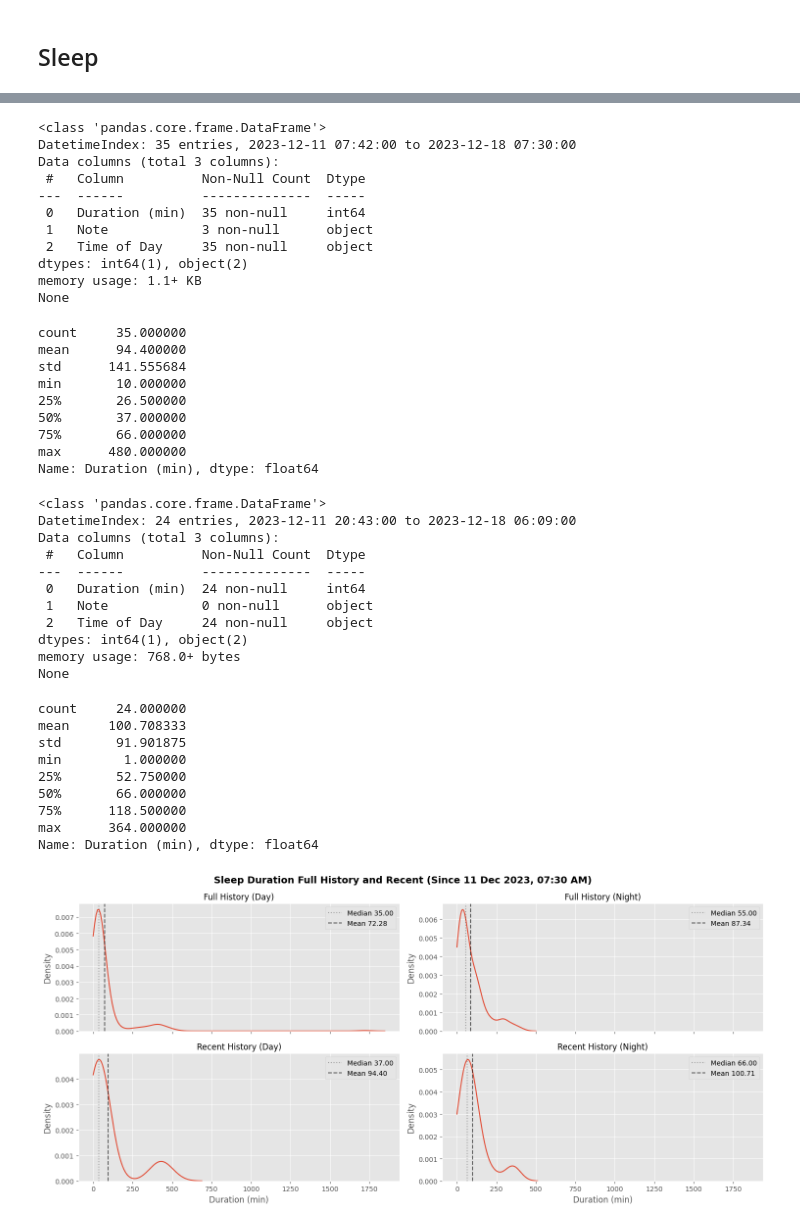
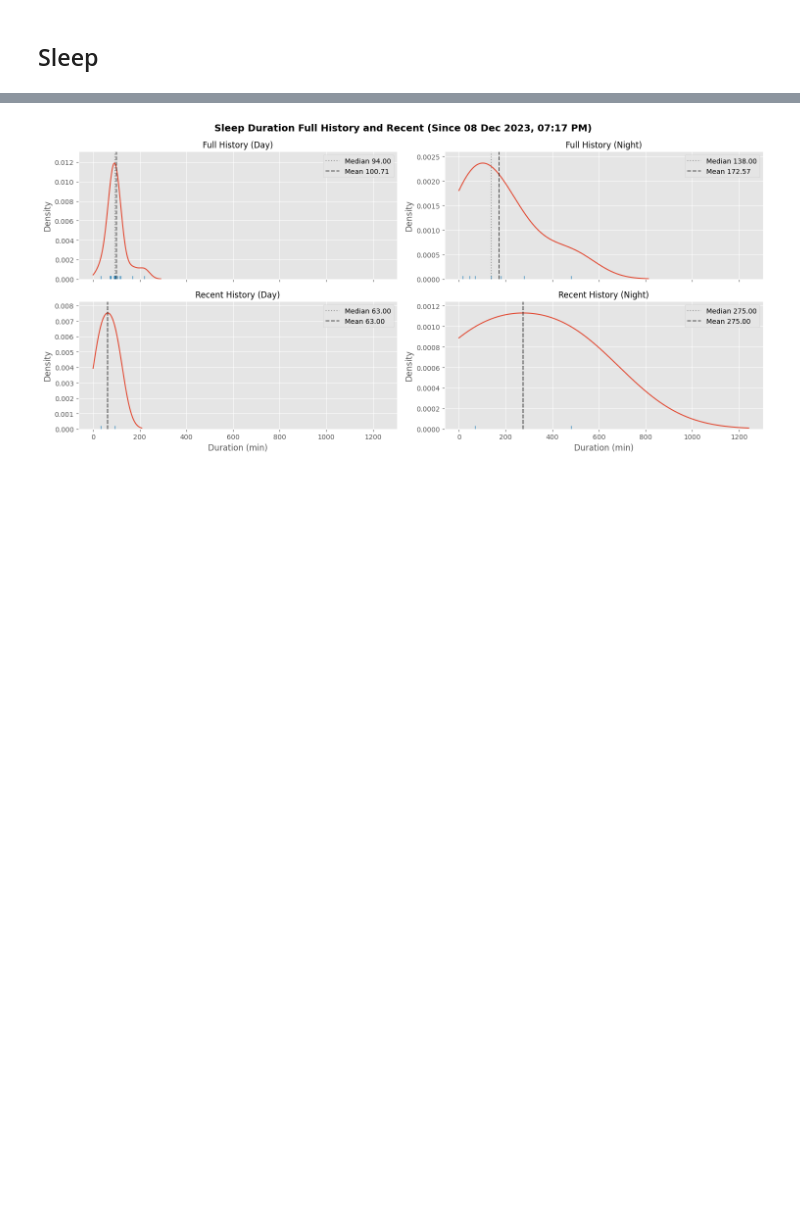
Before and after one commit to jgalloway42/andrews_baby_tracker, a Jupyter notebook: notebooks/andrews_data.ipynb, the cells around one changed output, grey strips where cells are left out. Drawn from its saved outputs; the diff is of its cells as text; code cells hidden in the pictures; blank space fills up the shorter version.

Commit message:
checking day night sleep, may not be tracking

```diff
--- a/notebooks/andrews_data.ipynb
+++ b/notebooks/andrews_data.ipynb
@@ -336,13 +336,21 @@ import locale
 locale.setlocale( locale.LC_ALL, 'en_US.UTF-8' )
 
 def time_of_day(hour):
-    if hour < 7 or hour > 19:
+    if hour < 6 or hour > 18:
         return 'night'
     else:
         return 'day'
+def clean_duration(x):
+    if x > 14*60: #10 hours
+        return np.nan
+    else:
+        return x
 
 sleep_df = get_data(files_dict['Andrew_sleep'])
 sleep_df['Duration (min)'] = sleep_df['Duration (min)'].apply(locale.atoi)
+sleep_df['Duration (min)'] = sleep_df['Duration (min)'].apply(clean_duration)
+sleep_df.dropna(inplace=True,axis=0)
+sleep_df['Duration (min)'] = sleep_df['Duration (min)'].astype(int)
 sleep_df['Time of Day'] = [time_of_day(x.hour) for x in sleep_df.index]
 sleep_df[~sleep_df.Note.isna()]
 # %% [output]
@@ -399,9 +395,9 @@ None
 # %%
 def plot_dist_with_mean_median(df,col,ax,title):
-    print(df.info())
     display(df.describe()[col])
     mean,median = df.describe()[col].loc[['mean','50%']].values
     ax = sns.kdeplot(df[col],clip=(0,np.inf),ax=ax)
+    ax = sns.rugplot(df[col],ax=ax)
     ax.axvline(median,color='k',linestyle='dotted',label=f'Median {median:0.2f}',alpha=0.3)
     ax.axvline(mean,color='k',linestyle='dashed',label=f'Mean {mean:0.2f}',alpha=0.6)
     ax.legend()
@@ -465,42 +457,2 @@ max      410.000000
 Name: Duration (min), dtype: float64
-<class 'pandas.core.frame.DataFrame'>
-DatetimeIndex: 35 entries, 2023-12-11 07:42:00 to 2023-12-18 07:30:00
-Data columns (total 3 columns):
- #   Column          Non-Null Count  Dtype
----  ------          --------------  -----
- 0   Duration (min)  35 non-null     int64
- 1   Note            3 non-null      object
- 2   Time of Day     35 non-null     object
-dtypes: int64(1), object(2)
-memory usage: 1.1+ KB
-None
-count     35.000000
-mean      94.400000
-std      141.555684
-min       10.000000
-25%       26.500000
-50%       37.000000
-75%       66.000000
-max      480.000000
-Name: Duration (min), dtype: float64
-<class 'pandas.core.frame.DataFrame'>
-DatetimeIndex: 24 entries, 2023-12-11 20:43:00 to 2023-12-18 06:09:00
-Data columns (total 3 columns):
- #   Column          Non-Null Count  Dtype
----  ------          --------------  -----
- 0   Duration (min)  24 non-null     int64
- 1   Note            0 non-null      object
- 2   Time of Day     24 non-null     object
-dtypes: int64(1), object(2)
-memory usage: 768.0+ bytes
-None
-count     24.000000
-mean     100.708333
-std       91.901875
-min        1.000000
-25%       52.750000
-50%       66.000000
-75%      118.500000
-max      364.000000
-Name: Duration (min), dtype: float64
-[figure, old version]
+[figure, new version]
```
Also changed, not shown: parts of 3 cells of this notebook, 1 other file.
